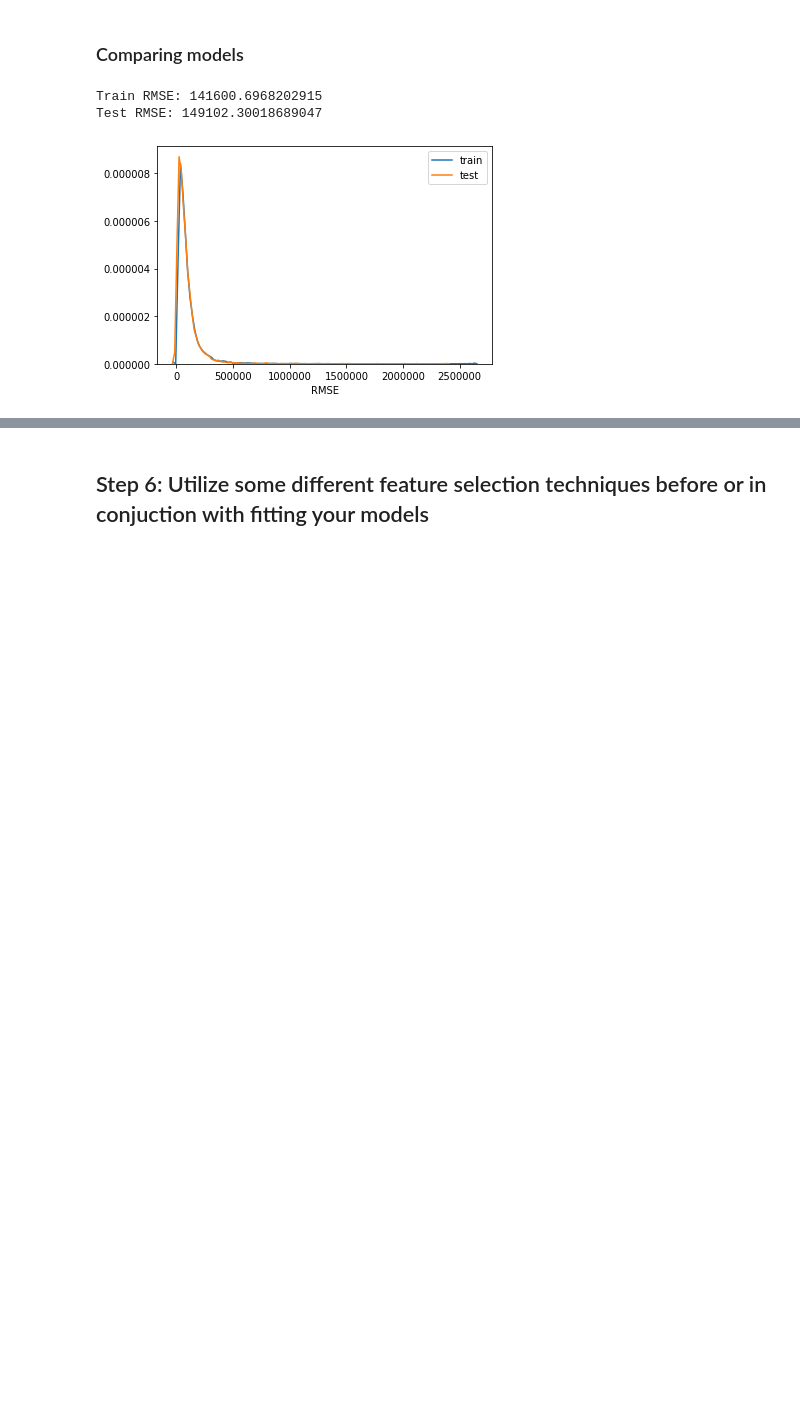
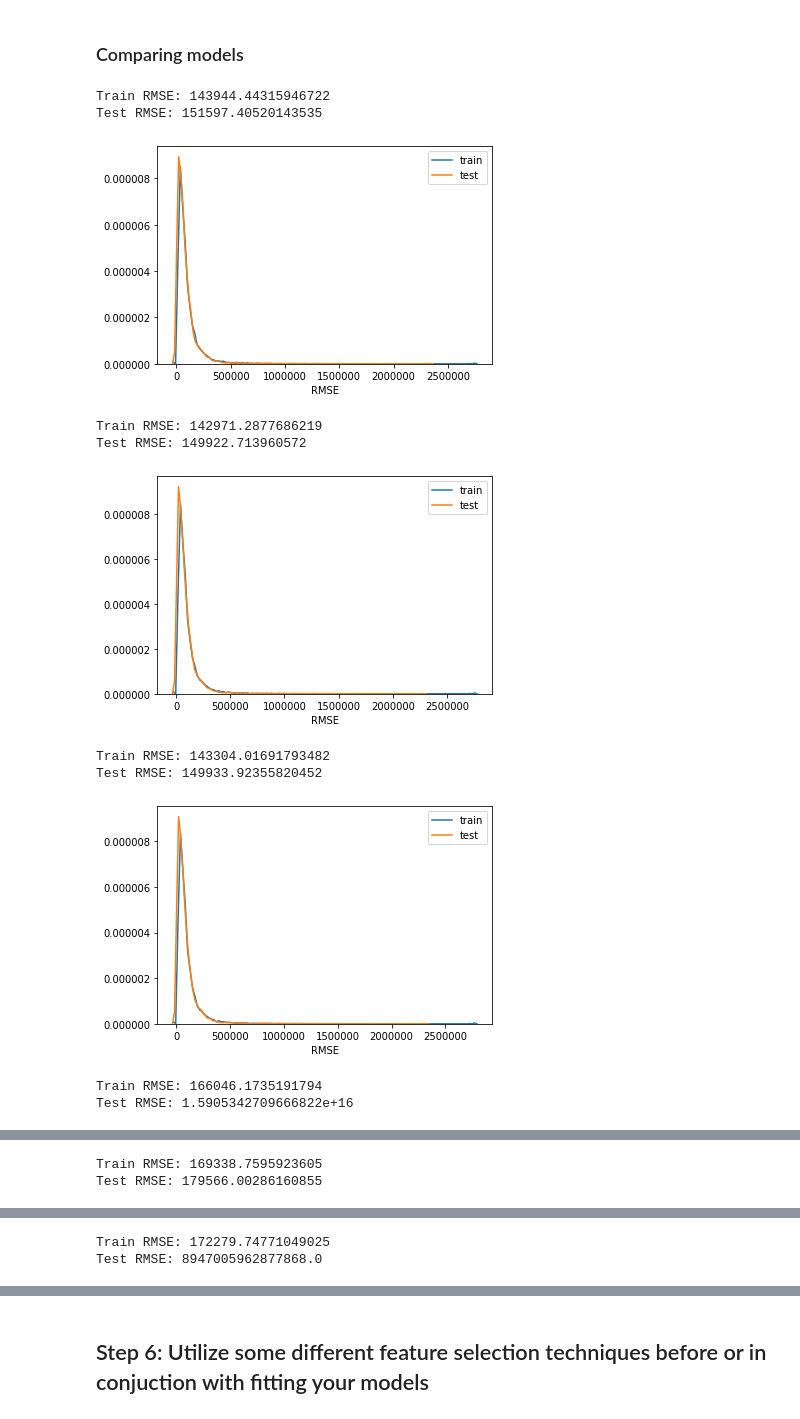
Before and after one commit to stereopickle/housing_price_bakeoff, a Jupyter notebook: Applied_practice.ipynb, the cells around one changed output, grey strips where cells are left out. Drawn from its saved outputs; the diff is of its cells as text; code cells hidden in the pictures; blank space fills up the shorter version.

```diff
--- a/Applied_practice.ipynb
+++ b/Applied_practice.ipynb
@@ -631,15 +631,23 @@ Text(0.5, 0, 'RMSE')
 # %% [markdown]
 ### Comparing models
 # %%
-Xs = [ X3b_2 ]
+Xs = [X2, X3, X3a, X3b, X3a2, X3b2]
 
 for x in Xs:
     x_tr, x_te, y_train, y_test, y_pred_train, y_pred_test = test_train_split(x, y)
     sns.distplot(np.sqrt((y_train-y_pred_train)**2), hist = False, label = 'train')
     sns.distplot(np.sqrt((y_test-y_pred_test)**2), hist = False, label = 'test')
     plt.xlabel("RMSE")
     plt.show()
 # %% [output]
-Train RMSE: 141600.6968202915
-Test RMSE: 149102.30018689047
+Train RMSE: 143944.44315946722
+Test RMSE: 151597.40520143535
-[figure, old version]
+[figure, new version]
+Train RMSE: 142971.2877686219
+Test RMSE: 149922.713960572
+[figure, added]
+Train RMSE: 143304.01691793482
+Test RMSE: 149933.92355820452
+[figure, added]
+Train RMSE: 166046.1735191794
+Test RMSE: 1.5905342709666822e+16
@@ -645,0 +655,2 @@ Test RMSE: 149102.30018689047
+Train RMSE: 169338.7595923605
+Test RMSE: 179566.00286160855
@@ -645,0 +658,2 @@ Test RMSE: 149102.30018689047
+Train RMSE: 172279.74771049025
+Test RMSE: 8947005962877868.0
```
Also changed, not shown: parts of 32 cells of this notebook.
